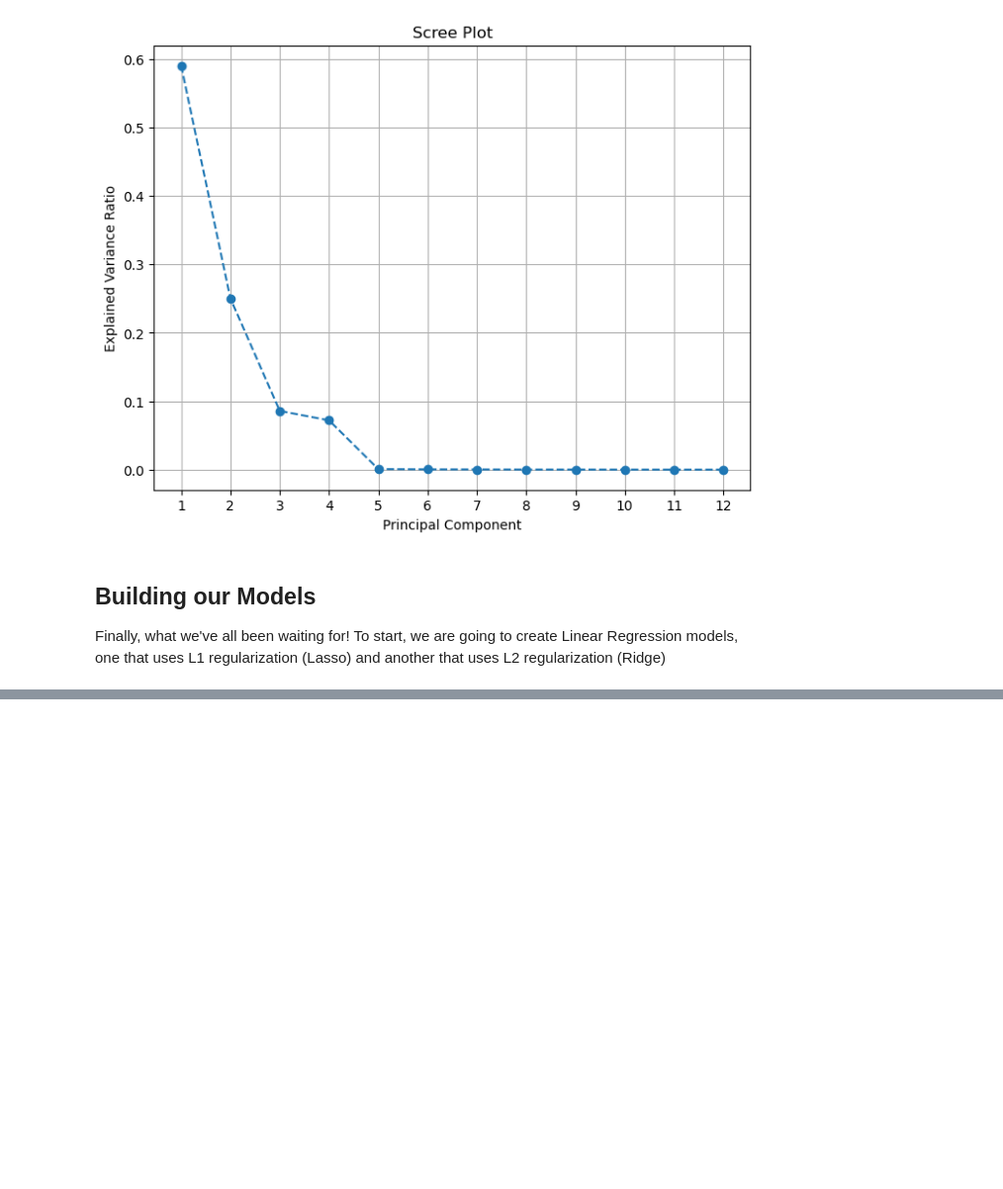
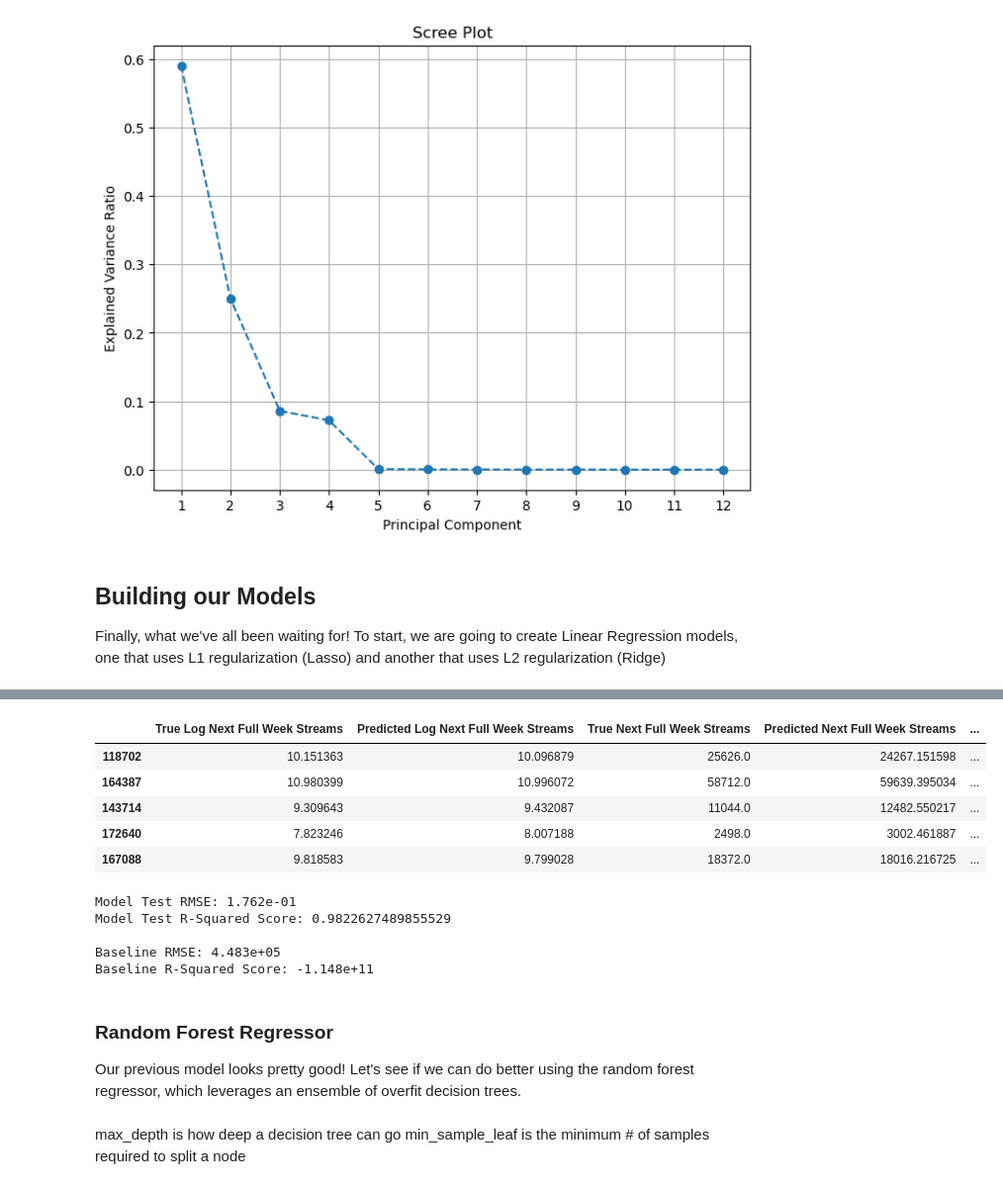
Before and after one commit to willcoomans5/stream_predictions, a Jupyter notebook: stream_predictions.ipynb, the cells around one changed output, grey strips where cells are left out. Shown at 99% size. Drawn from its saved outputs; the diff is of its cells as text; code cells hidden in the pictures; blank space fills up the shorter version.

```diff
--- a/stream_predictions.ipynb
+++ b/stream_predictions.ipynb
@@ -465,0 +418,43 @@ print(f"Baseline Model Test MSE: {baseline_test_mse:0.3e}")
+# %%
+X_test, Y_test = feature_engine_pipe(test, valid_pipelines, 'log Next Full Week Streams')
+test_filled = fill_vals(test, days)
+
+Y_test_pred = best_model.predict(X_test)
+
+naive_preds = test_filled['day_0'] + test_filled['day_1'] + test_filled['day_2'] + test_filled['day_3'] + test_filled['day_4'] + test_filled['day_5'] + test_filled['day_6']
+preds_df = pd.DataFrame({'True Log Next Full Week Streams' : Y_test,
+                         'Predicted Log Next Full Week Streams' : Y_test_pred,
+                         'True Next Full Week Streams' : np.e**Y_test,
+                         'Predicted Next Full Week Streams' : np.e**Y_test_pred,
+                         'Naive Next Full Week Streams': naive_preds}
+                       )
+
+preds_df.head()
+# %% [output]
+|  | True Log Next Full Week Streams | Predicted Log Next Full Week Streams | True Next Full Week Streams | Predicted Next Full Week Streams | ... |
+| 118702 | 10.151363 | 10.096879 | 25626.0 | 24267.151598 | ... |
+| 164387 | 10.980399 | 10.996072 | 58712.0 | 59639.395034 | ... |
+| 143714 | 9.309643 | 9.432087 | 11044.0 | 12482.550217 | ... |
+| 172640 | 7.823246 | 8.007188 | 2498.0 | 3002.461887 | ... |
+| 167088 | 9.818583 | 9.799028 | 18372.0 | 18016.216725 | ... |
+# %%
+model_test_rmse = np.sqrt(mean_squared_error(Y_test, Y_test_pred))
+model_test_r2 = r2_score(Y_test, Y_test_pred)
+
+baseline_rmse = np.sqrt(mean_squared_error(Y_test, naive_preds))
+baseline_r2 = r2_score(Y_test, naive_preds)
+
+print(f"Model Test RMSE: {model_test_rmse:0.3e}")
+print(f"Model Test R-Squared Score: {model_test_r2} \n")
+print(f"Baseline RMSE: {baseline_rmse:0.3e}")
+print(f"Baseline R-Squared Score: {baseline_r2:0.3e}")
+# %% [output]
+Model Test RMSE: 1.762e-01
+Model Test R-Squared Score: 0.9822627489855529
+
+Baseline RMSE: 4.483e+05
+Baseline R-Squared Score: -1.148e+11
+# %% [markdown]
+### Random Forest Regressor
+
+Our previous model looks pretty good! Let's see if we can do better using the random forest regressor, which leverages an ensemble of overfit decision trees.
@@ -465,0 +517,3 @@ print(f"Baseline Model Test MSE: {baseline_test_mse:0.3e}")
+# %% [markdown]
+max_depth is how deep a decision tree can go
+min_sample_leaf is the minimum # of samples required to split a node
```
Also changed, not shown: parts of 13 cells of this notebook, 1 other file.
